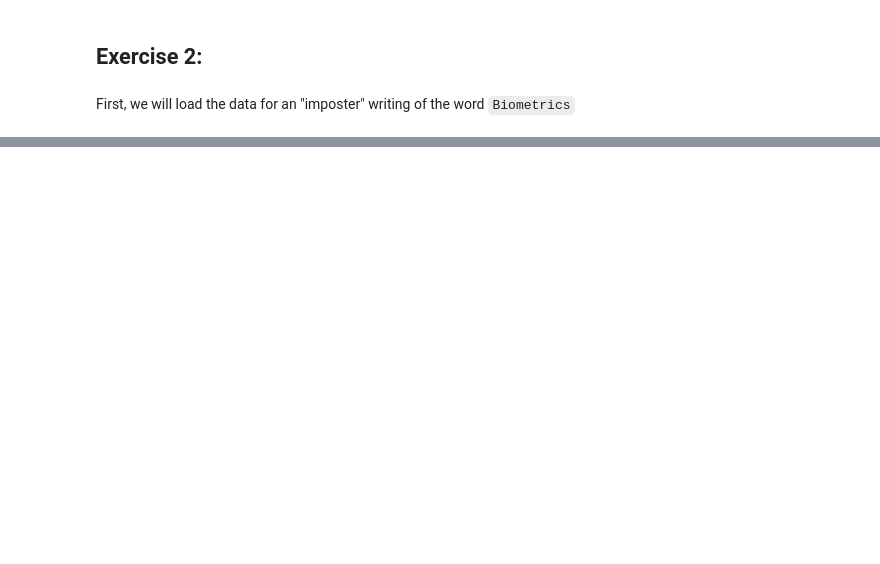
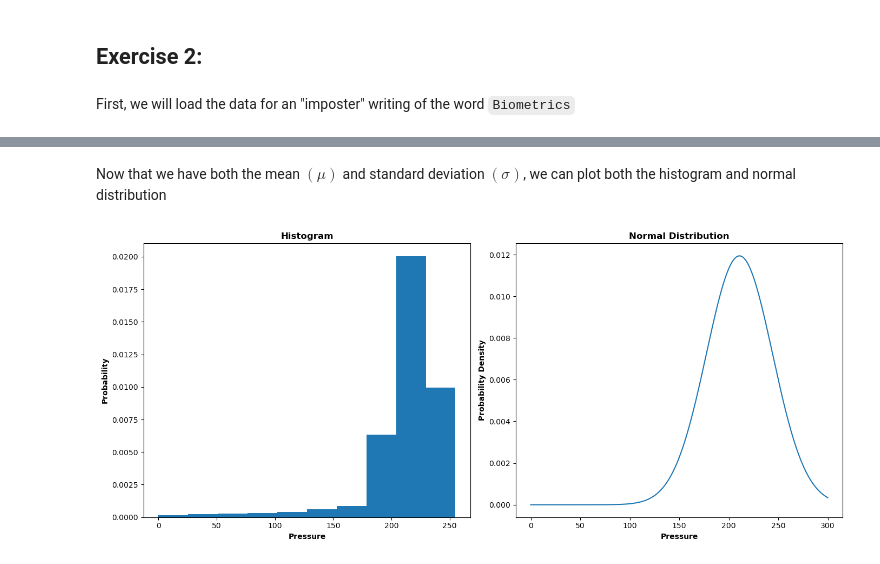
Before and after one commit to MushtabaA/ENCM509-Labs, a Jupyter notebook: Assignment 2/Lab02_Mushtaba_2024W.ipynb, the cells around one changed output, grey strips where cells are left out. Cells and saved outputs as stored; diff of their text form; code cells hidden in the pictures; blank space fills up the shorter version.

```diff
--- a/Assignment 2/Lab02_Mushtaba_2024W.ipynb
+++ b/Assignment 2/Lab02_Mushtaba_2024W.ipynb
@@ -126,0 +179,21 @@ NameError: name 'pd' is not defined
+# %% [markdown]
+Now that we have both the mean $(\mu)$ and standard deviation $(\sigma)$, we can plot both the histogram and normal distribution
+# %%
+# Plotting the histogram of pressure
+plt.figure(figsize=(14,6))
+plt.subplot(1,2,1)
+plt.hist(prs1, density=True);
+plt.xlabel('Pressure', fontweight='bold')
+plt.ylabel('Probability', fontweight='bold')
+plt.title('Histogram', fontweight='bold')
+
+# Plotting the normal distribution of presssure using scipy's probability density function
+plt.subplot(1,2,2)
+x = np.arange(0, 300, 0.01)
+x_pdf = norm.pdf(x, loc=mu_prs, scale=std_prs)
+plt.xlabel('Pressure', fontweight='bold')
+plt.ylabel('Probability Density', fontweight='bold')
+plt.title('Normal Distribution', fontweight='bold')
+plt.plot(x, x_pdf);
+# %% [output]
+[figure, added]
```
Also changed, not shown: parts of 14 cells of this notebook.
